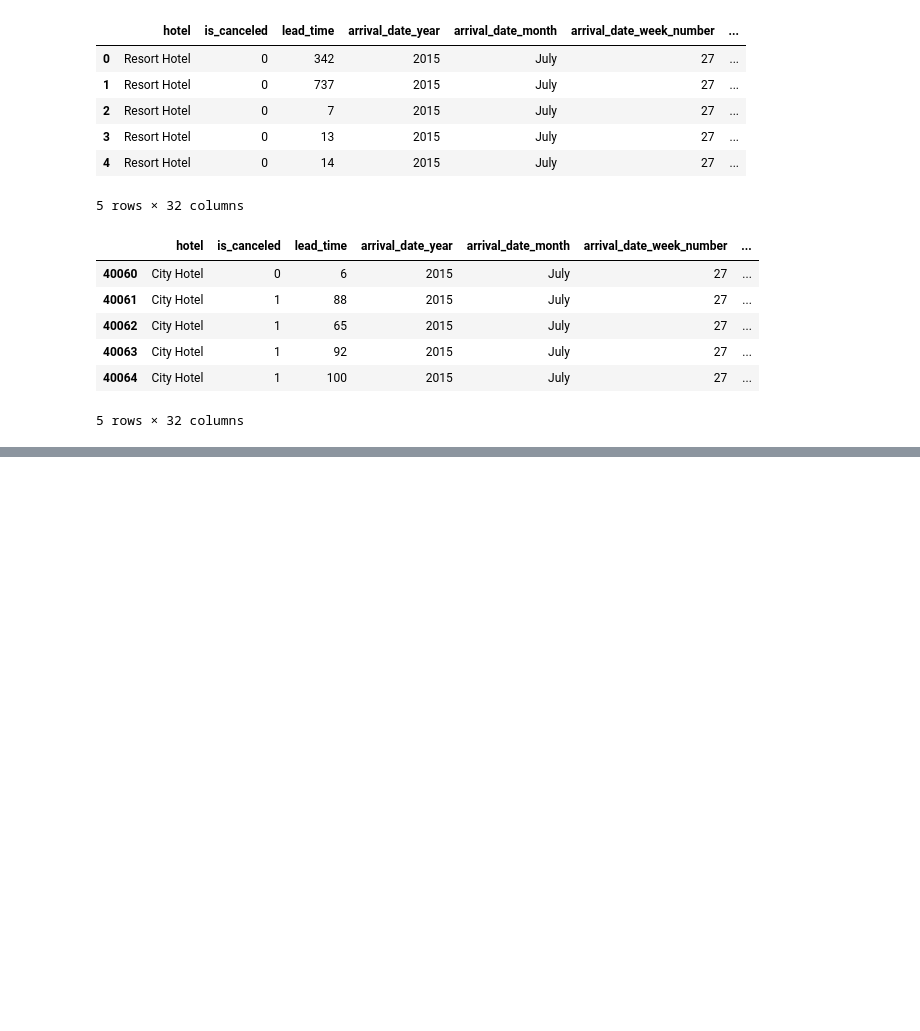
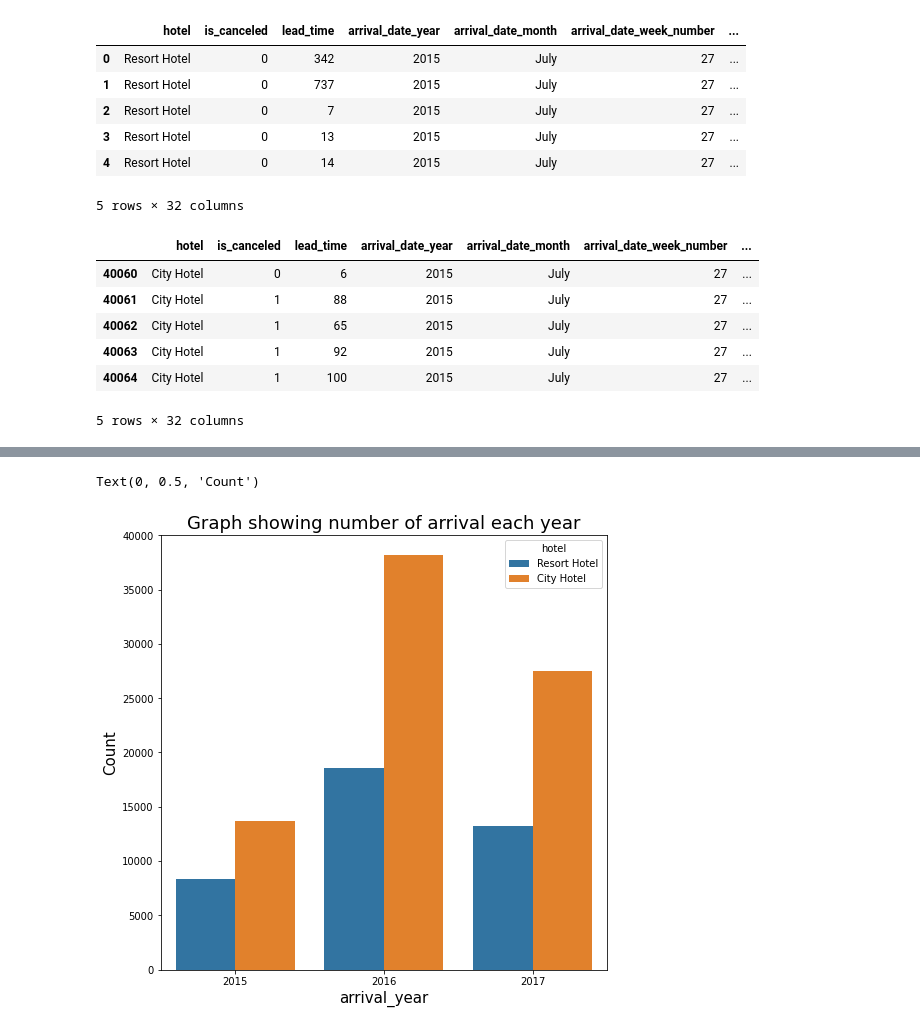
Before and after one commit to mahakkansal/Hotel_Booking_Analysis, a Jupyter notebook: Hotel_Booking_Analysis_Capstone_Project.ipynb, the cells around one changed output, grey strips where cells are left out. Saved outputs shown, nothing was run; the diff lists cells and outputs as text; code cells hidden in the pictures; blank space fills up the shorter version.

```diff
--- a/Hotel_Booking_Analysis_Capstone_Project.ipynb
+++ b/Hotel_Booking_Analysis_Capstone_Project.ipynb
@@ -498,0 +518,10 @@ guest_data.head()
+# %%
+arrival_year_data = ['hotel', 'arrival_date_year']
+arrival_year_period =hotel_booking_df[arrival_year_data]
+plt.figure(figsize=(8,8))
+sns.countplot(data = arrival_year_period, x = 'arrival_date_year', hue = 'hotel').set_title('Graph showing number of arrival each year',fontsize=18)
+plt.xlabel('arrival_year',fontsize = 15)
+plt.ylabel('Count',fontsize = 15)
+# %% [output]
+Text(0, 0.5, 'Count')
+[figure, added]
```
Also changed, not shown: parts of 64 cells of this notebook.
